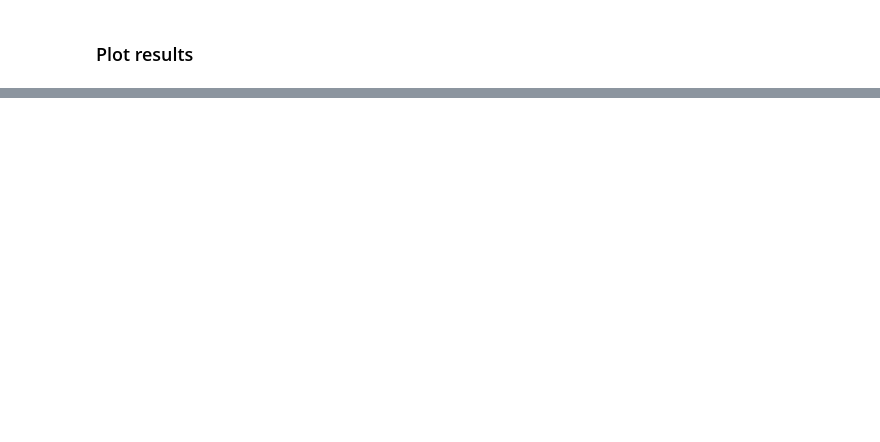
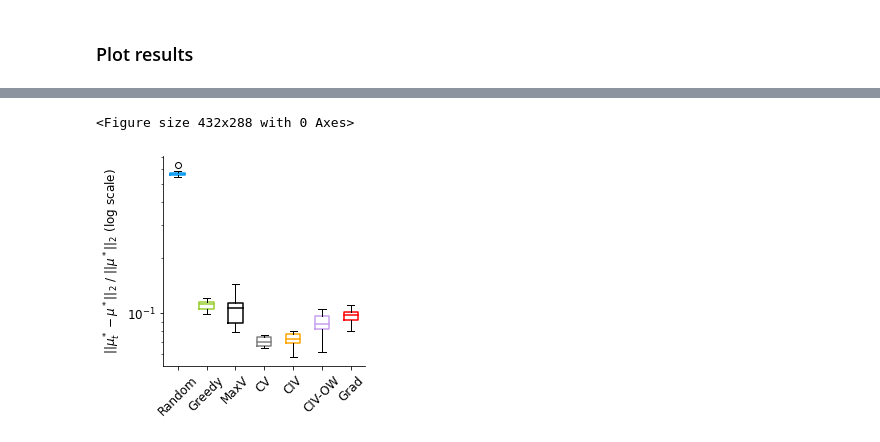
Before and after one commit to Rushil-Gupta/actlearn_optint, a Jupyter notebook: optint/gradient_notebook.ipynb, the cells around one changed output, grey strips where cells are left out. Cells and saved outputs as stored; diff of their text form; code cells hidden in the pictures; blank space fills up the shorter version.

```diff
--- a/optint/gradient_notebook.ipynb
+++ b/optint/gradient_notebook.ipynb
@@ -221,0 +338,36 @@ plt.tight_layout()
+# %%
+#5 target nodes
+plt.clf()
+fig, ax = plt.subplots(1,1,figsize=(4,4))
+plt.rcParams.update({'font.size': 12})
+
+data = []
+for k in ['passive', 'greedy', 'maxv', 'cv', 'civ', 'civow', 'grad']:
+	data.append([np.array(mu_MSEs[i][k]).mean(axis=0)[-1] for i in range(num_instances)])
+bplots = plt.boxplot(data, labels=['Random', 'Greedy', 'MaxV', 'CV', 'CIV', 'CIV-OW', 'Grad'], patch_artist=False);
+
+# fill with colors
+colors = ['#069AF3', '#9ACD32', 'black', 'grey', 'orange', '#C79FEF', 'red']
+
+for patch, color in zip(bplots['boxes'], colors):
+	# patch.set_facecolor(color)
+	patch.set(color=color, linewidth=1.5)
+
+for line, color in zip(bplots['medians'], colors):
+	# patch.set_facecolor(color)
+	line.set(color=color, linewidth=1.5)
+
+ax.spines.right.set_visible(False)
+ax.spines.top.set_visible(False)
+
+# plt.legend(loc='upper right')
+plt.xticks(rotation=45)
+plt.ylabel(r'$||\mu_t^*-\mu^*||_2~/~||\mu^*||_2$ (log scale)')
+# plt.title(f'time step {opts.T}')
+plt.yscale('log')
+plt.tight_layout()
+
+# plt.savefig(f'figures/rebut/relative-err-lastround_{DAG_type}-{nnodes}-{a_size}-randtarget_new5.pdf')
+# %% [output]
+<Figure size 432x288 with 0 Axes>
+[figure, added]
```
Also changed, not shown: parts of 13 cells of this notebook, 11 other files.
